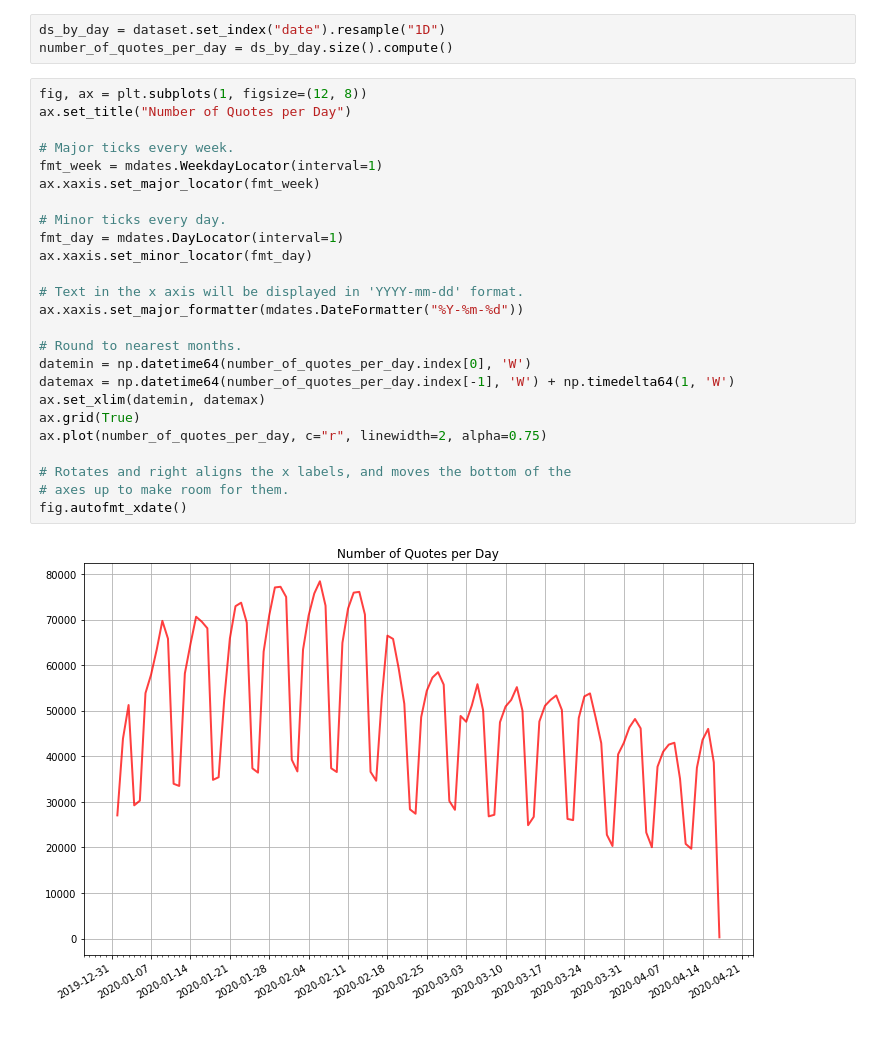
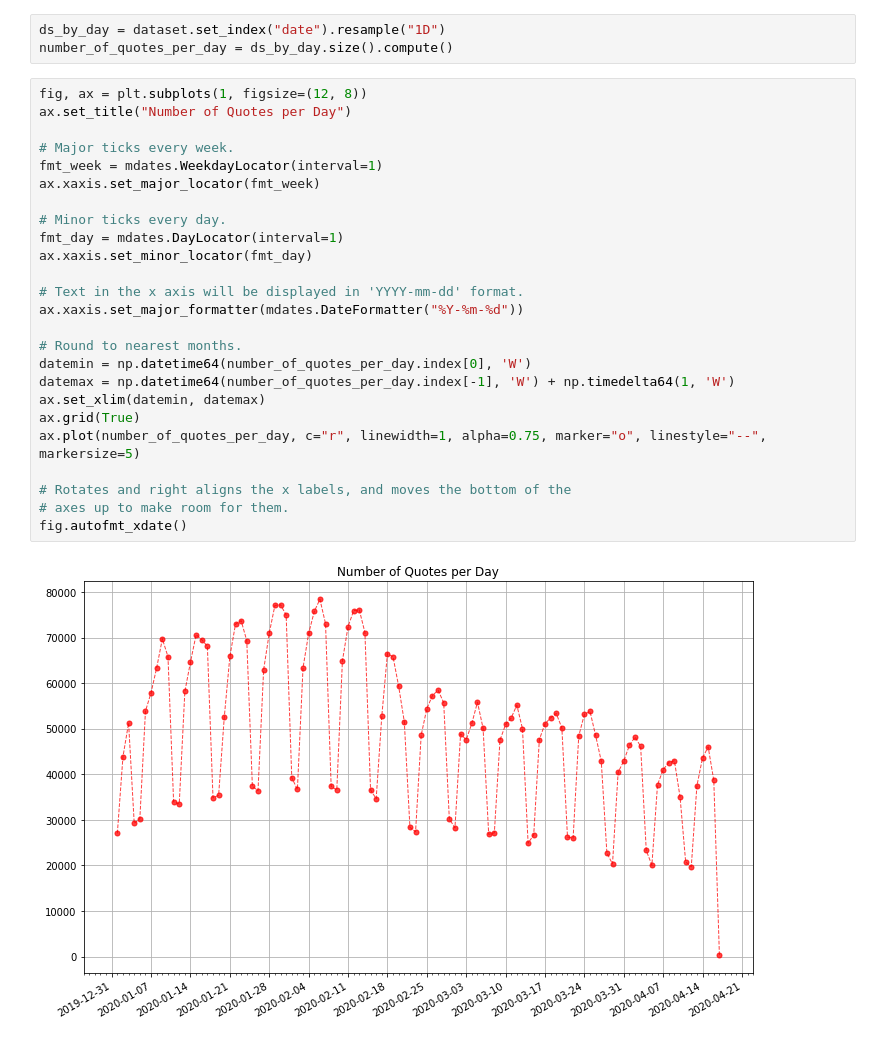
Before and after one commit to epfl-ada/ada-2021-project-hivemind, a Jupyter notebook: quotes_eda.ipynb, the cells around one changed output. Cells and saved outputs as stored; diff of their text form.

Commit message:
Update graph

```diff
--- a/quotes_eda.ipynb
+++ b/quotes_eda.ipynb
@@ -29,27 +29,27 @@ number_of_quotes_per_day = ds_by_day.size().compute()
 # %%
 fig, ax = plt.subplots(1, figsize=(12, 8))
 ax.set_title("Number of Quotes per Day")
 
 # Major ticks every week.
 fmt_week = mdates.WeekdayLocator(interval=1)
 ax.xaxis.set_major_locator(fmt_week)
 
 # Minor ticks every day.
 fmt_day = mdates.DayLocator(interval=1)
 ax.xaxis.set_minor_locator(fmt_day)
 
 # Text in the x axis will be displayed in 'YYYY-mm-dd' format.
 ax.xaxis.set_major_formatter(mdates.DateFormatter("%Y-%m-%d"))
 
 # Round to nearest months.
 datemin = np.datetime64(number_of_quotes_per_day.index[0], 'W')
 datemax = np.datetime64(number_of_quotes_per_day.index[-1], 'W') + np.timedelta64(1, 'W')
 ax.set_xlim(datemin, datemax)
 ax.grid(True)
-ax.plot(number_of_quotes_per_day, c="r", linewidth=2, alpha=0.75)
+ax.plot(number_of_quotes_per_day, c="r", linewidth=1, alpha=0.75, marker="o", linestyle="--", markersize=5)
 
 # Rotates and right aligns the x labels, and moves the bottom of the
 # axes up to make room for them.
 fig.autofmt_xdate()
 # %% [output]
-[figure, old version]
+[figure, new version]
```
Also changed, not shown: 1 other file.
